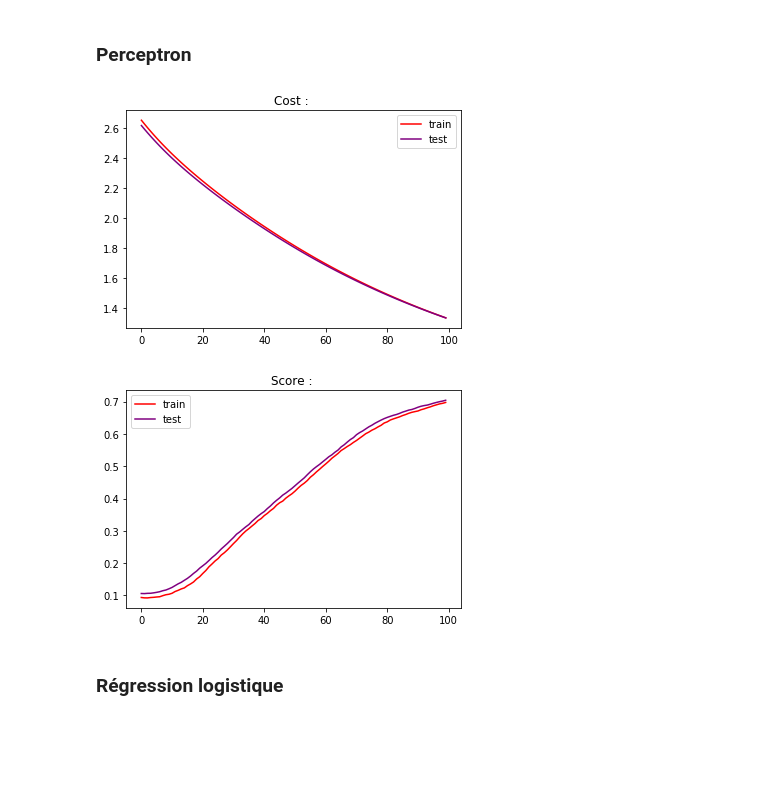
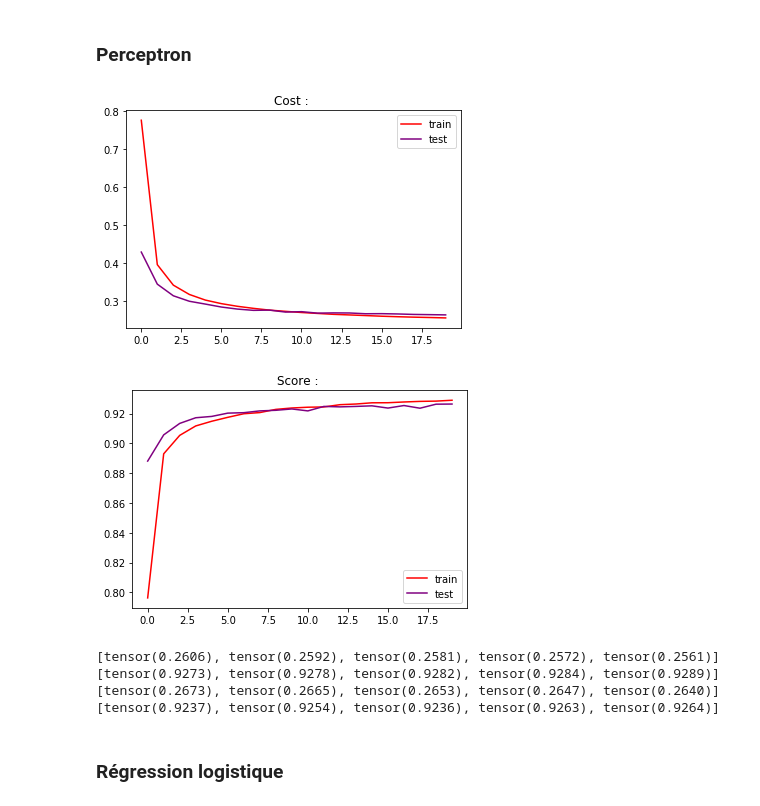
Before and after one commit to JulietteOrtholand/AS-TME1, a Jupyter notebook: Campagne Exp/campagne_exp - Copie.ipynb, the cells around one changed output. Saved outputs shown, nothing was run; the diff lists cells and outputs as text; code cells hidden in the pictures; blank space fills up the shorter version.

```diff
--- a/Campagne Exp/campagne_exp - Copie.ipynb
+++ b/Campagne Exp/campagne_exp - Copie.ipynb
@@ -31,8 +31,8 @@ from torch.nn import CrossEntropyLoss
 # %% [markdown]
 ## Jeu de données : MNIST
 # %%
-path = '../data'
-batch_size = 6000
+path = "data"
+batch_size = 60000
 batch_test = 10000
 
 train_loader, test_loader = get_dataset(batch_size, batch_test, path)
@@ -51,15 +51,23 @@ dim = 28*28
 # %%
 model = Linear( dim, 10 )
 loss = CrossEntropyLoss()
-lr = 1e-4
+lr = 3e-4
 optim = torch.optim.Adam(model.parameters(), lr)
 
 nn = NeuralNetwork(model, loss, optim)
-tmp = nn.fit_eval(train_loader, test_loader, n_epochs=100)
+tmp = nn.fit_eval(train_loader, test_loader, n_epochs=20)
 plot_CS(*tmp)
 # %% [output]
-[figure, old version]
+[figure, new version]
-[figure, old version]
+[figure, new version]
+# %%
+for t in tmp:
+    print(t[-5:])
+# %% [output]
+[tensor(0.2606), tensor(0.2592), tensor(0.2581), tensor(0.2572), tensor(0.2561)]
+[tensor(0.9273), tensor(0.9278), tensor(0.9282), tensor(0.9284), tensor(0.9289)]
+[tensor(0.2673), tensor(0.2665), tensor(0.2653), tensor(0.2647), tensor(0.2640)]
+[tensor(0.9237), tensor(0.9254), tensor(0.9236), tensor(0.9263), tensor(0.9264)]
 # %% [markdown]
 ### Régression logistique
 # %%
```
Also changed, not shown: parts of 11 cells of this notebook, 11 other files.
